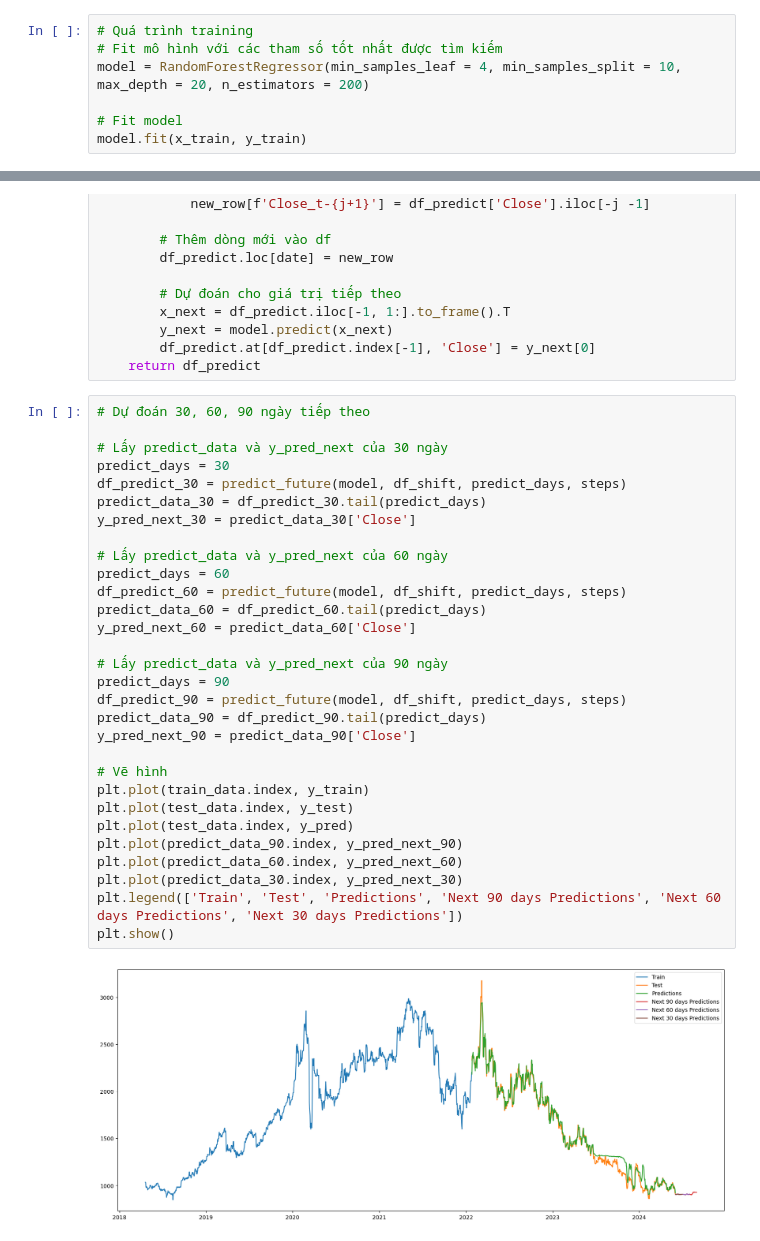
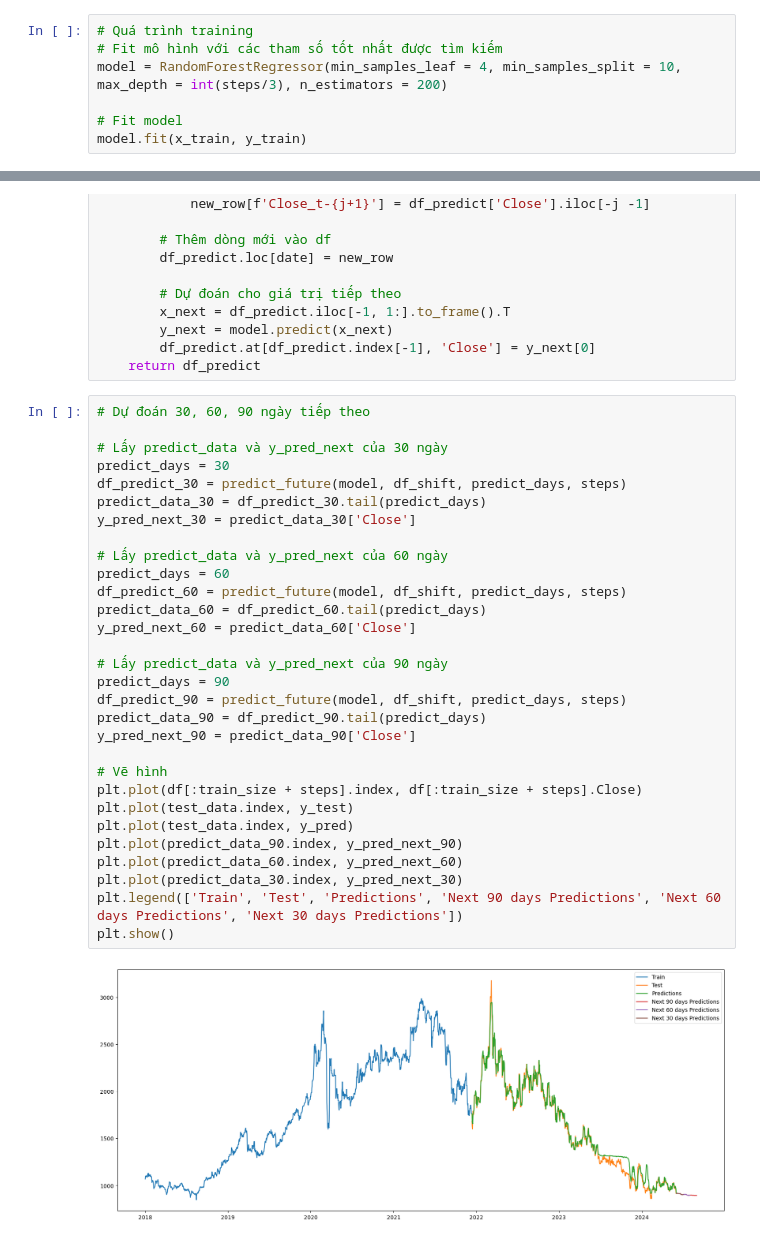
Before and after one commit to ThanhLinh023/Real-timeseriesDataForecast, a Jupyter notebook: Model/Random Forest/RF_Palladium_6_4.ipynb, the cells around one changed output, grey strips where cells are left out. Saved outputs shown, nothing was run; the diff lists cells and outputs as text.

Commit message:
week7_model_dataset

```diff
--- a/Model/Random Forest/RF_Palladium_6_4.ipynb
+++ b/Model/Random Forest/RF_Palladium_6_4.ipynb
@@ -107,7 +107,7 @@ y_test = test_data['Close']
 # %%
 # Quá trình training
 # Fit mô hình với các tham số tốt nhất được tìm kiếm
-model = RandomForestRegressor(min_samples_leaf = 4, min_samples_split = 10, max_depth = 20, n_estimators = 200)
+model = RandomForestRegressor(min_samples_leaf = 4, min_samples_split = 10, max_depth = int(steps/3), n_estimators = 200)
 
 # Fit model
 model.fit(x_train, y_train)
@@ -158,32 +158,32 @@ def predict_future(model, df_shift, predict_days, steps):
 # %%
 # Dự đoán 30, 60, 90 ngày tiếp theo
 
 # Lấy predict_data và y_pred_next của 30 ngày
 predict_days = 30
 df_predict_30 = predict_future(model, df_shift, predict_days, steps)
 predict_data_30 = df_predict_30.tail(predict_days)
 y_pred_next_30 = predict_data_30['Close']
 
 # Lấy predict_data và y_pred_next của 60 ngày
 predict_days = 60
 df_predict_60 = predict_future(model, df_shift, predict_days, steps)
 predict_data_60 = df_predict_60.tail(predict_days)
 y_pred_next_60 = predict_data_60['Close']
 
 # Lấy predict_data và y_pred_next của 90 ngày
 predict_days = 90
 df_predict_90 = predict_future(model, df_shift, predict_days, steps)
 predict_data_90 = df_predict_90.tail(predict_days)
 y_pred_next_90 = predict_data_90['Close']
 
 # Vẽ hình
-plt.plot(train_data.index, y_train)
+plt.plot(df[:train_size + steps].index, df[:train_size + steps].Close)
 plt.plot(test_data.index, y_test)
 plt.plot(test_data.index, y_pred)
 plt.plot(predict_data_90.index, y_pred_next_90)
 plt.plot(predict_data_60.index, y_pred_next_60)
 plt.plot(predict_data_30.index, y_pred_next_30)
 plt.legend(['Train', 'Test', 'Predictions', 'Next 90 days Predictions', 'Next 60 days Predictions', 'Next 30 days Predictions'])
 plt.show()
 # %% [output]
-[figure, old version]
+[figure, new version]
```
Also changed, not shown: parts of 5 cells of this notebook, 20 other files.
